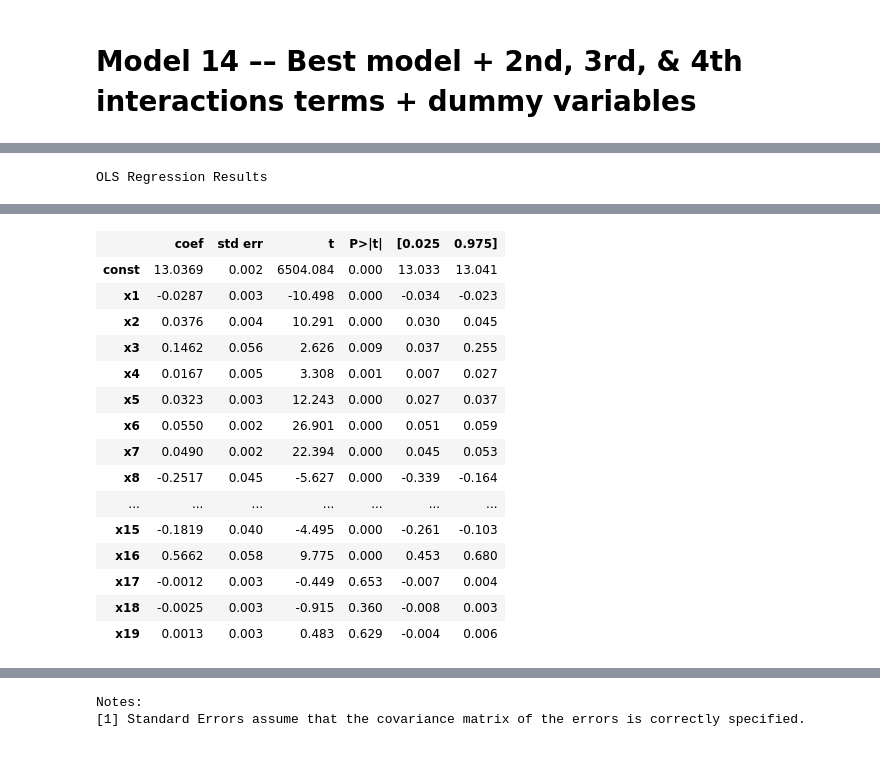
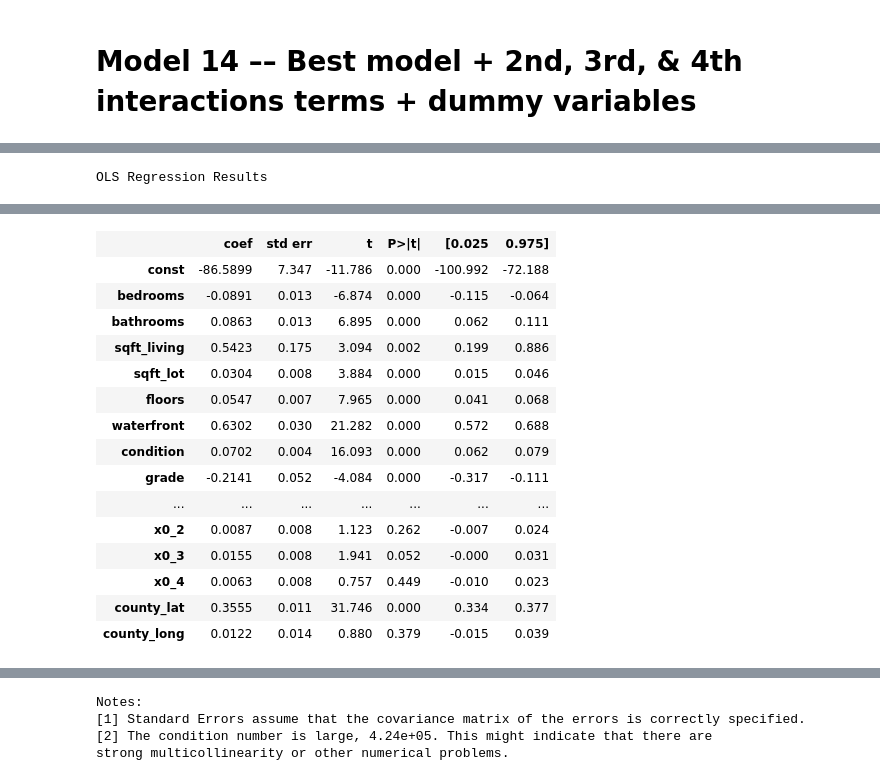
Before and after one commit to ericdnbn/Phase_2_Project, a Jupyter notebook: Eric's Project 2 Notebook.ipynb, the cells around one changed output, grey strips where cells are left out. Saved outputs shown, nothing was run; the diff lists cells and outputs as text; code cells hidden in the pictures.

Commit message:
Latest model and visualizations

```diff
--- a/Eric's Project 2 Notebook.ipynb
+++ b/Eric's Project 2 Notebook.ipynb
@@ -2104,6 +2160,8 @@ Notes:
 df2['sqft_age'] = df2['sqft_living'] * df2['yrs_old']
 
 df2['sqft_grade'] = df2['sqft_living'] * df2['grade']
+
+df2['sqft15_grade'] = df2['sqft_living15'] * df2['grade']
 # %%
 # Set X and y
 X_col12 = ['bedrooms',
@@ -2461,7 +2498,9 @@ X_col14 = ['bedrooms',
          'sqft_grade',
          'x0_2',
          'x0_3',
-         'x0_4']
+         'x0_4',
+         'county_lat',
+         'county_long']
 X14 = df2[X_col14]
 y14 = df2['price']
 
@@ -2469,14 +2508,18 @@ y14 = df2['price']
  #   X_col.append(col)
 
 # Perform split
-X_train14, X_test14, y_train14, y_test14 = train_test_split(X14, y14, test_size=0.25, random_state=20)
+X_train14, X_test14, y_train14, y_test14 = train_test_split(X14, y14, test_size=0.25, random_state=19)
 
 #print(X_train)
+
+
 # Scale training and testing data
-scaler = StandardScaler()
 
-X_train_scale14 = scaler.fit_transform(X_train14)
-X_test_scale14 = scaler.fit_transform(X_test14)
+#scaler = StandardScaler()
+
+#X_train_scale14 = scaler.fit_transform(X_train14)
+#X_test_scale14 = scaler.fit_transform(X_test14)
+
 
 # Create Model
 
@@ -2484,7 +2527,7 @@ X_test_scale14 = scaler.fit_transform(X_test14)
 reg = LinearRegression()
 
 # Fit the model to the dataset
-result = reg.fit(X_train_scale14, y_train14)
+result = reg.fit(X_train14, y_train14)
 
 # Retrieve estimated slope coefficient
 print(result.coef_)
@@ -2529,36 +2574,10 @@ print(y_test_rmse14)
 # %%
-X_col14 = ['bedrooms',
-         'bathrooms',
-         'sqft_living',
-         'sqft_lot',
-         'floors',
-         'waterfront',
-         'condition',
-         'grade',
-         'lat',
-         'long',
-         'sqft_living15',
-         'sqft_lot15',
-         'yrs_old',
-         'sqft_house_neighbors',
-         'sqft_age',
-         'sqft_grade',
-         'x0_2',
-         'x0_3',
-         'x0_4']
-
-X11 = df2[X_col14]
-y11 = df2['price']
-
-scaler = StandardScaler()
-
-X_scale14 = scaler.fit_transform(X14)
 
 # Using the sm.OLS() method, we need to manually add constant to the model
-X14 = sm.add_constant(X_scale14)
+X_train14 = sm.add_constant(X_train14)
 
 # Create the model object
-model = sm.OLS(y14, X14)
+model = sm.OLS(y_train14, X_train14)
 
 # Fit the model to the dataset
 result = model.fit()
@@ -2578,17 +2597,17 @@ OLS Regression Results
 | Covariance Type: | nonrobust |  |  |
 |  | coef | std err | t | P>|t| | [0.025 | 0.975] |
-| const | 13.0369 | 0.002 | 6504.084 | 0.000 | 13.033 | 13.041 |
-| x1 | -0.0287 | 0.003 | -10.498 | 0.000 | -0.034 | -0.023 |
-| x2 | 0.0376 | 0.004 | 10.291 | 0.000 | 0.030 | 0.045 |
-| x3 | 0.1462 | 0.056 | 2.626 | 0.009 | 0.037 | 0.255 |
-| x4 | 0.0167 | 0.005 | 3.308 | 0.001 | 0.007 | 0.027 |
-| x5 | 0.0323 | 0.003 | 12.243 | 0.000 | 0.027 | 0.037 |
-| x6 | 0.0550 | 0.002 | 26.901 | 0.000 | 0.051 | 0.059 |
-| x7 | 0.0490 | 0.002 | 22.394 | 0.000 | 0.045 | 0.053 |
-| x8 | -0.2517 | 0.045 | -5.627 | 0.000 | -0.339 | -0.164 |
+| const | -86.5899 | 7.347 | -11.786 | 0.000 | -100.992 | -72.188 |
+| bedrooms | -0.0891 | 0.013 | -6.874 | 0.000 | -0.115 | -0.064 |
+| bathrooms | 0.0863 | 0.013 | 6.895 | 0.000 | 0.062 | 0.111 |
+| sqft_living | 0.5423 | 0.175 | 3.094 | 0.002 | 0.199 | 0.886 |
+| sqft_lot | 0.0304 | 0.008 | 3.884 | 0.000 | 0.015 | 0.046 |
+| floors | 0.0547 | 0.007 | 7.965 | 0.000 | 0.041 | 0.068 |
+| waterfront | 0.6302 | 0.030 | 21.282 | 0.000 | 0.572 | 0.688 |
+| condition | 0.0702 | 0.004 | 16.093 | 0.000 | 0.062 | 0.079 |
+| grade | -0.2141 | 0.052 | -4.084 | 0.000 | -0.317 | -0.111 |
 | ... | ... | ... | ... | ... | ... | ... |
-| x15 | -0.1819 | 0.040 | -4.495 | 0.000 | -0.261 | -0.103 |
-| x16 | 0.5662 | 0.058 | 9.775 | 0.000 | 0.453 | 0.680 |
-| x17 | -0.0012 | 0.003 | -0.449 | 0.653 | -0.007 | 0.004 |
-| x18 | -0.0025 | 0.003 | -0.915 | 0.360 | -0.008 | 0.003 |
-| x19 | 0.0013 | 0.003 | 0.483 | 0.629 | -0.004 | 0.006 |
+| x0_2 | 0.0087 | 0.008 | 1.123 | 0.262 | -0.007 | 0.024 |
+| x0_3 | 0.0155 | 0.008 | 1.941 | 0.052 | -0.000 | 0.031 |
+| x0_4 | 0.0063 | 0.008 | 0.757 | 0.449 | -0.010 | 0.023 |
+| county_lat | 0.3555 | 0.011 | 31.746 | 0.000 | 0.334 | 0.377 |
+| county_long | 0.0122 | 0.014 | 0.880 | 0.379 | -0.015 | 0.039 |
@@ -2599,2 +2618,4 @@ OLS Regression Results
 Notes:
 [1] Standard Errors assume that the covariance matrix of the errors is correctly specified.
+[2] The condition number is large, 4.24e+05. This might indicate that there are
+strong multicollinearity or other numerical problems.
```
Also changed, not shown: parts of 139 cells of this notebook, 5 other files.
